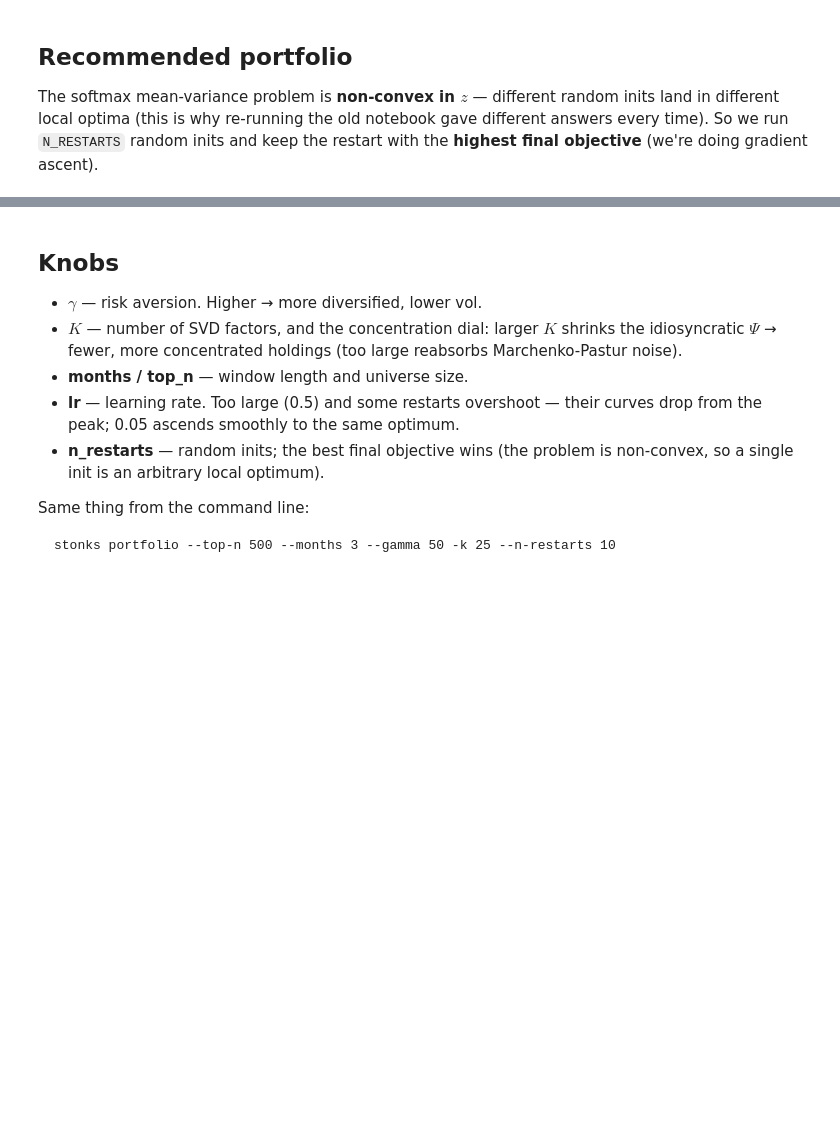
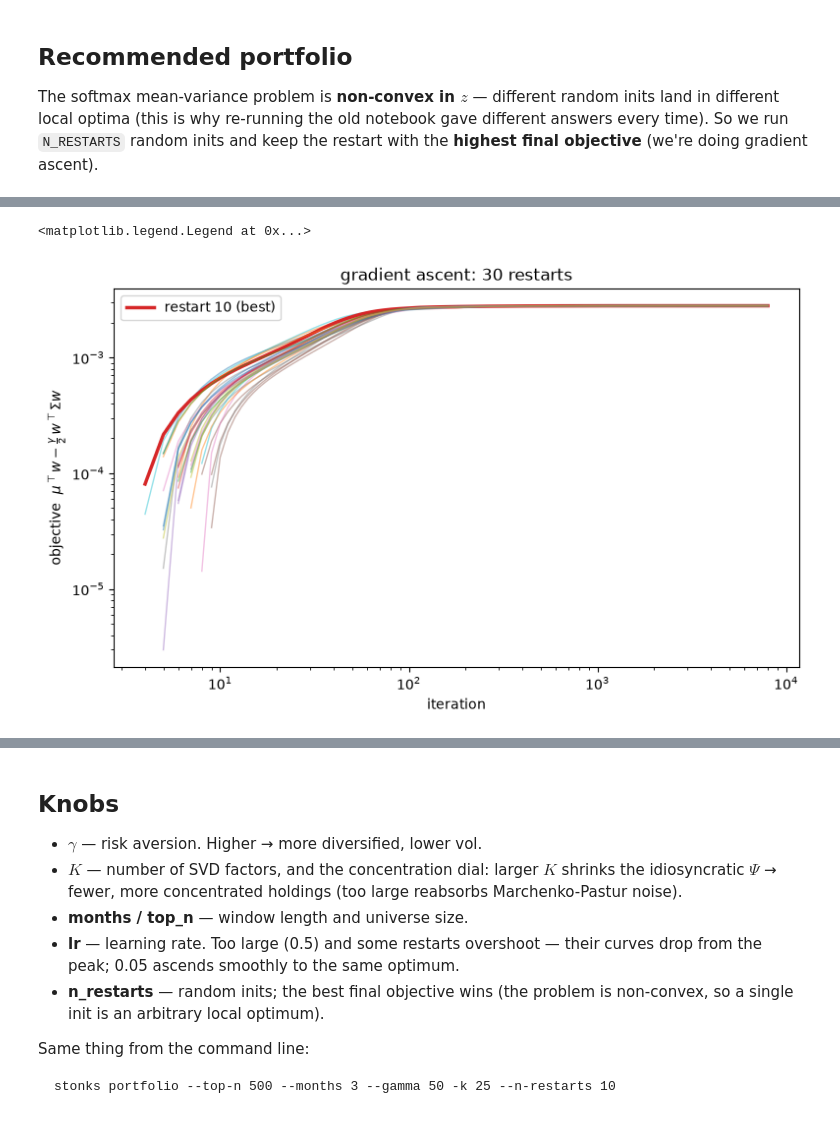
Before and after one commit to luisdiaz1997/stonks, a Jupyter notebook: notebooks/portfolio_short_window.ipynb, the cells around one changed output, grey strips where cells are left out. Cells and saved outputs as stored; diff of their text form; code cells hidden in the pictures; blank space fills up the shorter version.

```diff
--- a/notebooks/portfolio_short_window.ipynb
+++ b/notebooks/portfolio_short_window.ipynb
@@ -60,12 +60,18 @@ weights
 # %%
 fig, ax = plt.subplots(figsize=(9, 5))
 for i, h in enumerate(histories):
-    ax.plot(h, lw=2.5 if i == best else 1.0,
+    x = np.arange(1, len(h) + 1)
+    pos = h > 0                            # hide the (possibly negative) early transient
+    ax.plot(x[pos], h[pos], lw=2.5 if i == best else 1.0,
             alpha=1.0 if i == best else 0.45,
             color="tab:red" if i == best else None,
             label=f"restart {best} (best)" if i == best else None)
-ax.set_yscale("symlog")   # log-scale axis that also handles negative objectives
+ax.set_xscale("log")
+ax.set_yscale("log")
 ax.set_xlabel("iteration")
 ax.set_ylabel(r"objective  $\mu^\top w-\frac{\gamma}{2}\,w^\top\Sigma w$")
 ax.set_title(f"gradient ascent: {len(histories)} restarts")
 ax.legend()
+# %% [output]
+<matplotlib.legend.Legend at 0x...>
+[figure, added]
```
Also changed, not shown: parts of 6 cells of this notebook.
